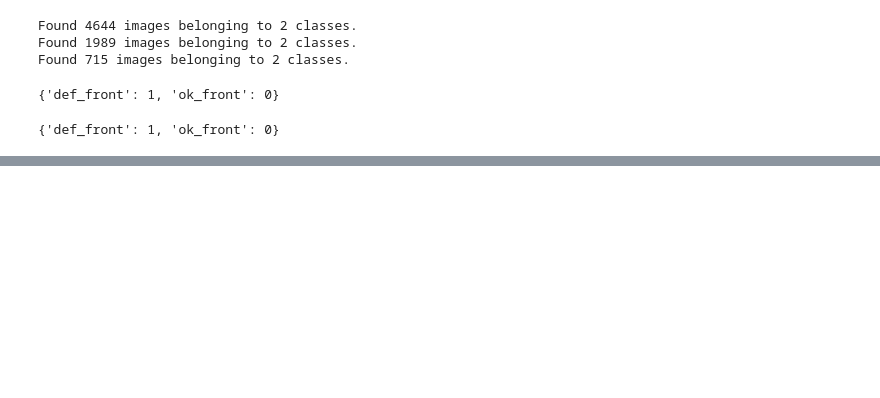
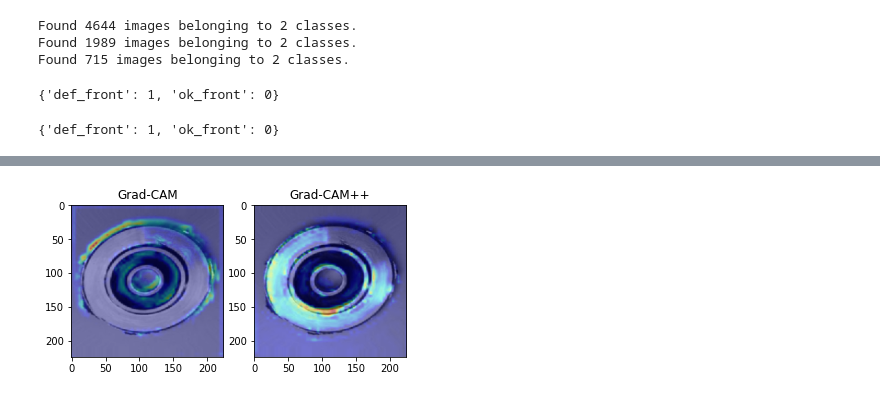
Before and after one commit to ShangWeiKuo/Portfolio, a Jupyter notebook: Python/Classification/Binary/Casting/Casting_binary_classification_BayesianOptimization.ipynb, the cells around one changed output, grey strips where cells are left out. Saved outputs shown, nothing was run; the diff lists cells and outputs as text; code cells hidden in the pictures; blank space fills up the shorter version.

```diff
--- a/Python/Classification/Binary/Casting/Casting_binary_classification_BayesianOptimization.ipynb
+++ b/Python/Classification/Binary/Casting/Casting_binary_classification_BayesianOptimization.ipynb
@@ -290,0 +338,47 @@ pyplot.show()
+# %%
+def Grad_CAM_savepictures(file_index, model):
+
+  def loss(output):
+    L = y_train[file_index].astype(np.uint8)
+    return (output[0][L-1])
+
+  # def model_modifier(m):
+  #   m.layers[-1].activation = tf.keras.activations.linear
+  #   return m
+  replace2linear = ReplaceToLinear()
+
+  # Create Gradcam object
+  gradcam = Gradcam(model, model_modifier=replace2linear, clone=True)
+  originalimage = X_train[file_index][:,:,:]
+  originalimage = originalimage.reshape((1, originalimage.shape[0], originalimage.shape[1], 1))
+
+  # Generate heatmap with GradCAM
+  cam = gradcam(loss, originalimage, penultimate_layer=-1)
+  cam = normalize(cam)
+
+  #overlap image
+  ax1 = plt.subplot(1, 2, 1)
+  heatmap = np.uint8(cm.jet(cam)[..., :3] * 255)
+  ax1.imshow(X_train[file_index].reshape((X_train.shape[1], X_train.shape[2])),cmap="gray")
+  ax1.imshow(heatmap.reshape((X_train.shape[1], X_train.shape[2], 3)), cmap='jet', alpha=0.4) # overlay
+  ax1.set_title("Grad-CAM")
+
+  gradcam = GradcamPlusPlus(model, model_modifier=replace2linear, clone=True)
+  cam = gradcam(loss, originalimage, penultimate_layer=-1)
+  cam = normalize(cam)
+
+  ax1 = plt.subplot(1, 2, 2)
+  heatmap = np.uint8(cm.jet(cam)[..., :3] * 255)
+  ax1.imshow(X_train[file_index].reshape((X_train.shape[1],X_train.shape[2])), cmap="gray")
+  ax1.imshow(heatmap.reshape((X_train.shape[1], X_train.shape[2], 3)), cmap='jet', alpha=0.4) # overlay
+  ax1.set_title("Grad-CAM++")
+
+  plt.show()
+# %%
+train_def_pic = train_def_idx[0][0]
+train_ok_pic = train_ok_idx[0][0]
+# %%
+# Defect Grad-CAM & Grad-CAM++
+Grad_CAM_savepictures(train_def_pic, model)
+# %% [output]
+[figure, added]
```
Also changed, not shown: parts of 21 cells of this notebook.
